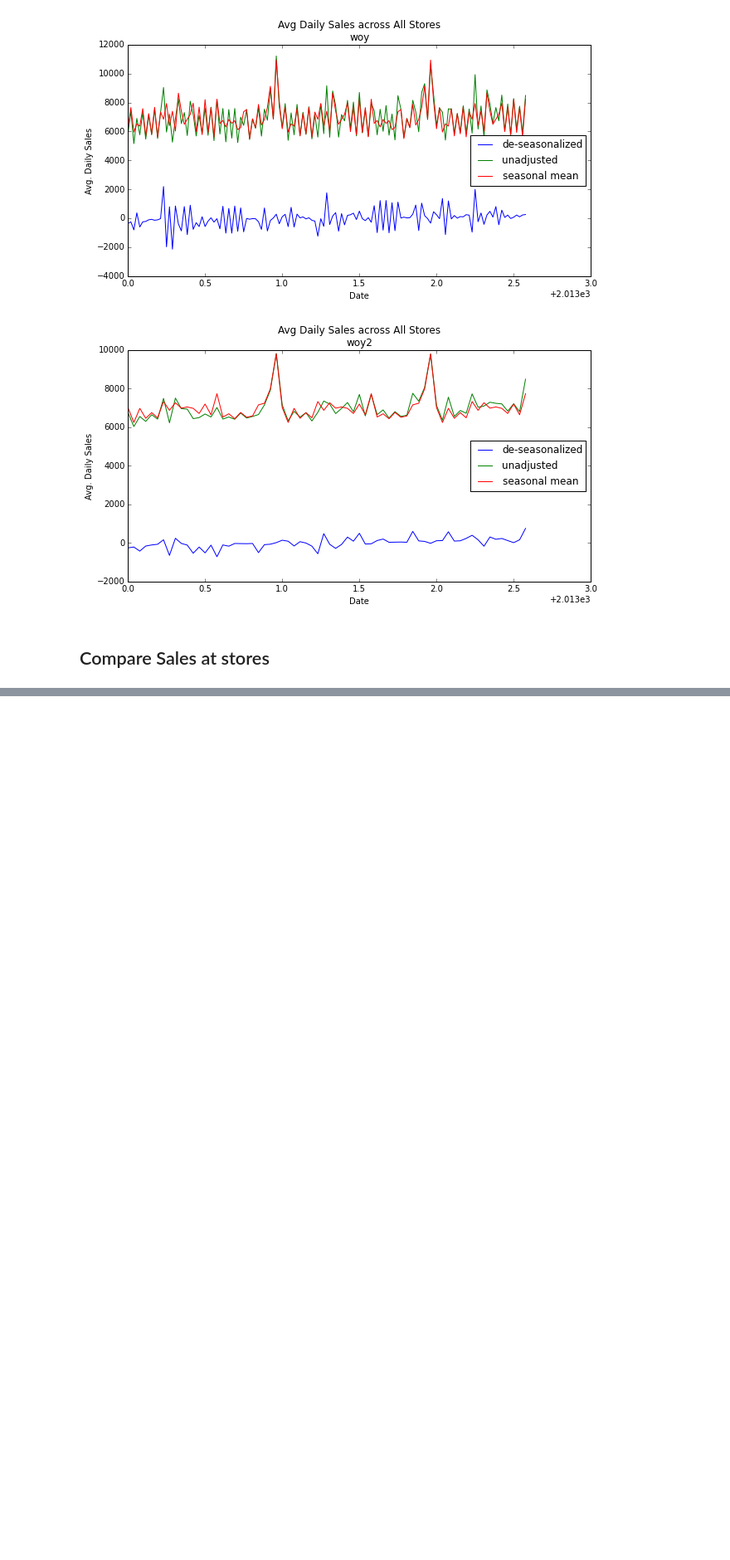
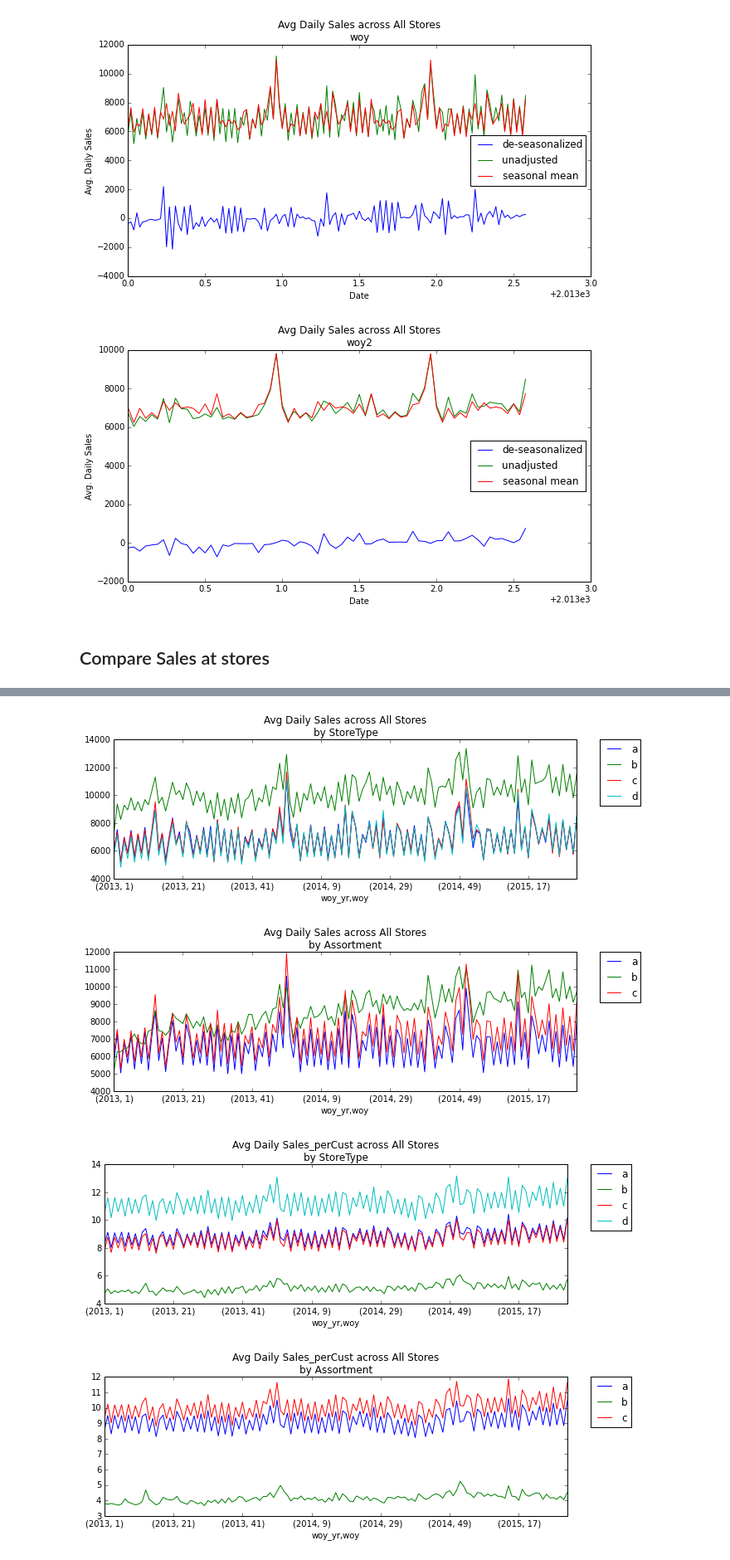
Before and after one commit to tbackes/kaggle-rossman, a Jupyter notebook: kaggle_rossman-tbackes.ipynb, the cells around one changed output, grey strips where cells are left out. Shown at 83% size. Cells and saved outputs as stored; diff of their text form; code cells hidden in the pictures; blank space fills up the shorter version.

```diff
--- a/kaggle_rossman-tbackes.ipynb
+++ b/kaggle_rossman-tbackes.ipynb
@@ -839,0 +539,11 @@ array([[  1.,   0.,   0., ...,   0.,   0.,  23.],
+# %%
+
+plot_avg_daily_grouped(df_open, 'Sales', 'StoreType', index2='woy')
+plot_avg_daily_grouped(df_open, 'Sales', 'Assortment', index2='woy')
+plot_avg_daily_grouped(df_open, 'Sales_perCust', 'StoreType', index2='woy')
+plot_avg_daily_grouped(df_open, 'Sales_perCust', 'Assortment', index2='woy')
+# %% [output]
+[figure, added]
+[figure, added]
+[figure, added]
+[figure, added]
```
Also changed, not shown: parts of 84 cells of this notebook, 1 other file.
